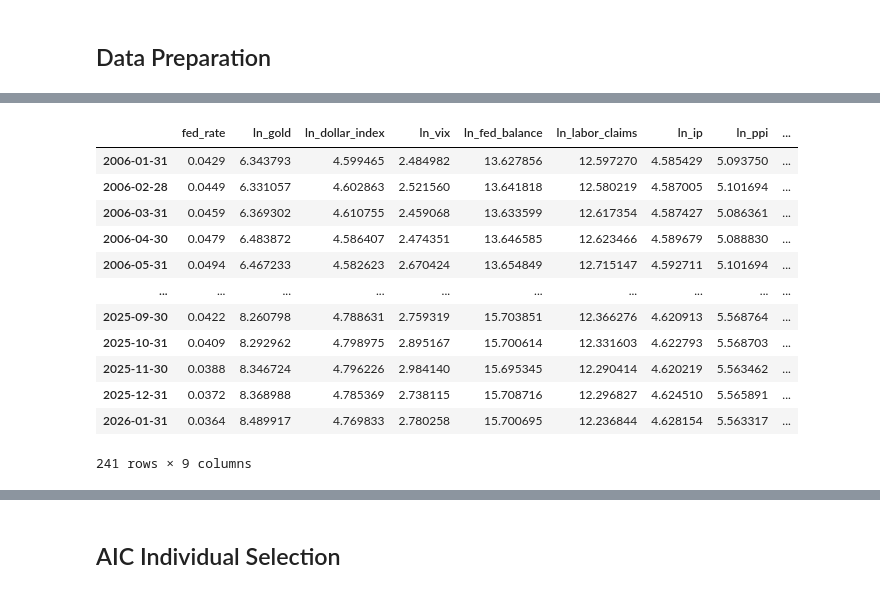
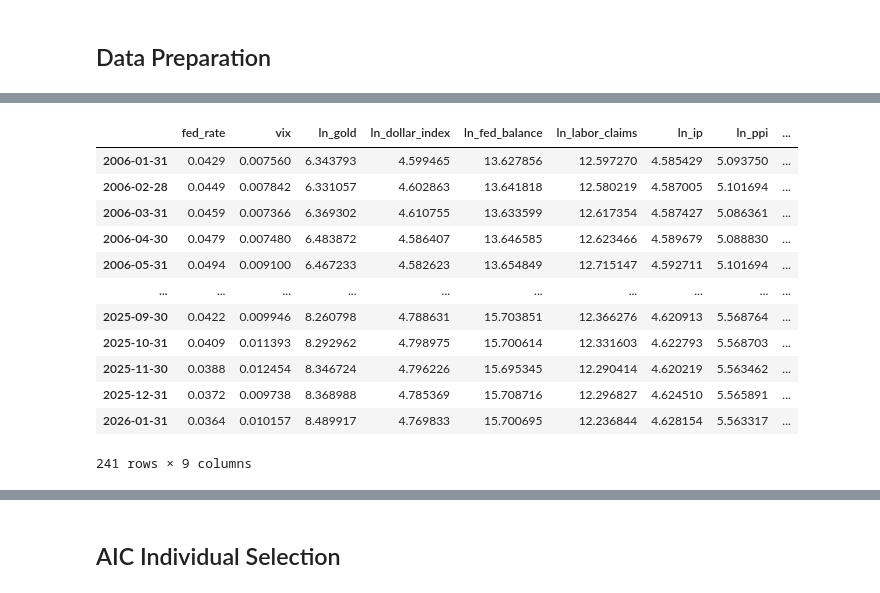
Before and after one commit to FulinQ/AQT, a Jupyter notebook: Gold/After_Meeting/Model1_FB.ipynb, the cells around one changed output, grey strips where cells are left out. Saved outputs shown, nothing was run; the diff lists cells and outputs as text; code cells hidden in the pictures.

```diff
--- a/Gold/After_Meeting/Model1_FB.ipynb
+++ b/Gold/After_Meeting/Model1_FB.ipynb
@@ -196,7 +196,8 @@ Total records for Federal Fund Rate in percent: 859
 | 2026-01-01 | 0.0364 |
 859 rows × 1 columns
 # %%
-vix = fetch_fred(fred, series_id='VIXCLS', col_name='VIX')
+vix = fetch_fred(fred, series_id='VIXCLS', percent=True,col_name='VIX')
+vix['VIX'] = vix['VIX'].mul(1 / np.sqrt(252))
 vix
 # %% [output]
 NaN value before processing: 301
@@ -365,12 +367,14 @@ Index(['gold', 'dollar_index', 'vix', 'fed_rate', 'fed_balance',
 df_model.to_csv('gold_price_model_data.csv')
 # %%
 df_ret = pd.DataFrame()
-cols_to_transform = ['gold', 'dollar_index', 'vix', 'labor_claims'] # ไม่เอา IP, PPI ตามแผน Core Model
+cols_to_transform = ['gold', 'dollar_index', 'labor_claims', 'fed_balance'] # ไม่เอา IP, PPI ตามแผน Core Model
+cols_not_to_transform = ['fed_rate', 'vix'] # ตัวแปรที่ไม่ทำ log return
 for col in cols_to_transform:
     if col in df_model.columns:
         df_ret[f'{col}_ret'] = np.log(df_model[col]).diff()
-if 'fed_rate' in df_model.columns:
-    df_ret['fed_change'] = df_model['fed_rate'].diff()
+for col in cols_not_to_transform:
+    if col in df_model.columns:
+        df_ret[f'{col}_change'] = df_model[col].diff()
 
 df_ret.dropna(inplace=True)
 df_ret
@@ -409,26 +413,26 @@ df_model
 241 rows × 9 columns
 # %%
-vars_to_log = ['gold', 'dollar_index', 'vix', 'fed_balance', 'labor_claims', 'ip', 'ppi', 'target_gold']
+vars_to_log = ['gold', 'dollar_index', 'fed_balance', 'labor_claims', 'ip', 'ppi', 'target_gold']
 for col in vars_to_log:
     df_model[f'ln_{col}'] = np.log(df_model[col])
 
-model_vars = ['fed_rate'] + [f'ln_{c}' for c in vars_to_log]
+model_vars = ['fed_rate', 'vix'] + [f'ln_{c}' for c in vars_to_log]
 df_ardl = df_model[model_vars].dropna()
 
 df_ardl
 # %% [output]
-|  | fed_rate | ln_gold | ln_dollar_index | ln_vix | ln_fed_balance | ln_labor_claims | ln_ip | ln_ppi | ... |
-| 2006-01-31 | 0.0429 | 6.343793 | 4.599465 | 2.484982 | 13.627856 | 12.597270 | 4.585429 | 5.093750 | ... |
-| 2006-02-28 | 0.0449 | 6.331057 | 4.602863 | 2.521560 | 13.641818 | 12.580219 | 4.587005 | 5.101694 | ... |
-| 2006-03-31 | 0.0459 | 6.369302 | 4.610755 | 2.459068 | 13.633599 | 12.617354 | 4.587427 | 5.086361 | ... |
-| 2006-04-30 | 0.0479 | 6.483872 | 4.586407 | 2.474351 | 13.646585 | 12.623466 | 4.589679 | 5.088830 | ... |
-| 2006-05-31 | 0.0494 | 6.467233 | 4.582623 | 2.670424 | 13.654849 | 12.715147 | 4.592711 | 5.101694 | ... |
+|  | fed_rate | vix | ln_gold | ln_dollar_index | ln_fed_balance | ln_labor_claims | ln_ip | ln_ppi | ... |
+| 2006-01-31 | 0.0429 | 0.007560 | 6.343793 | 4.599465 | 13.627856 | 12.597270 | 4.585429 | 5.093750 | ... |
+| 2006-02-28 | 0.0449 | 0.007842 | 6.331057 | 4.602863 | 13.641818 | 12.580219 | 4.587005 | 5.101694 | ... |
+| 2006-03-31 | 0.0459 | 0.007366 | 6.369302 | 4.610755 | 13.633599 | 12.617354 | 4.587427 | 5.086361 | ... |
+| 2006-04-30 | 0.0479 | 0.007480 | 6.483872 | 4.586407 | 13.646585 | 12.623466 | 4.589679 | 5.088830 | ... |
+| 2006-05-31 | 0.0494 | 0.009100 | 6.467233 | 4.582623 | 13.654849 | 12.715147 | 4.592711 | 5.101694 | ... |
 | ... | ... | ... | ... | ... | ... | ... | ... | ... | ... |
-| 2025-09-30 | 0.0422 | 8.260798 | 4.788631 | 2.759319 | 15.703851 | 12.366276 | 4.620913 | 5.568764 | ... |
-| 2025-10-31 | 0.0409 | 8.292962 | 4.798975 | 2.895167 | 15.700614 | 12.331603 | 4.622793 | 5.568703 | ... |
-| 2025-11-30 | 0.0388 | 8.346724 | 4.796226 | 2.984140 | 15.695345 | 12.290414 | 4.620219 | 5.563462 | ... |
-| 2025-12-31 | 0.0372 | 8.368988 | 4.785369 | 2.738115 | 15.708716 | 12.296827 | 4.624510 | 5.565891 | ... |
-| 2026-01-31 | 0.0364 | 8.489917 | 4.769833 | 2.780258 | 15.700695 | 12.236844 | 4.628154 | 5.563317 | ... |
+| 2025-09-30 | 0.0422 | 0.009946 | 8.260798 | 4.788631 | 15.703851 | 12.366276 | 4.620913 | 5.568764 | ... |
+| 2025-10-31 | 0.0409 | 0.011393 | 8.292962 | 4.798975 | 15.700614 | 12.331603 | 4.622793 | 5.568703 | ... |
+| 2025-11-30 | 0.0388 | 0.012454 | 8.346724 | 4.796226 | 15.695345 | 12.290414 | 4.620219 | 5.563462 | ... |
+| 2025-12-31 | 0.0372 | 0.009738 | 8.368988 | 4.785369 | 15.708716 | 12.296827 | 4.624510 | 5.565891 | ... |
+| 2026-01-31 | 0.0364 | 0.010157 | 8.489917 | 4.769833 | 15.700695 | 12.236844 | 4.628154 | 5.563317 | ... |
 241 rows × 9 columns
 # %%
 def run_adf_test(series, name):
```
Also changed, not shown: parts of 13 cells of this notebook, 2 other files.
